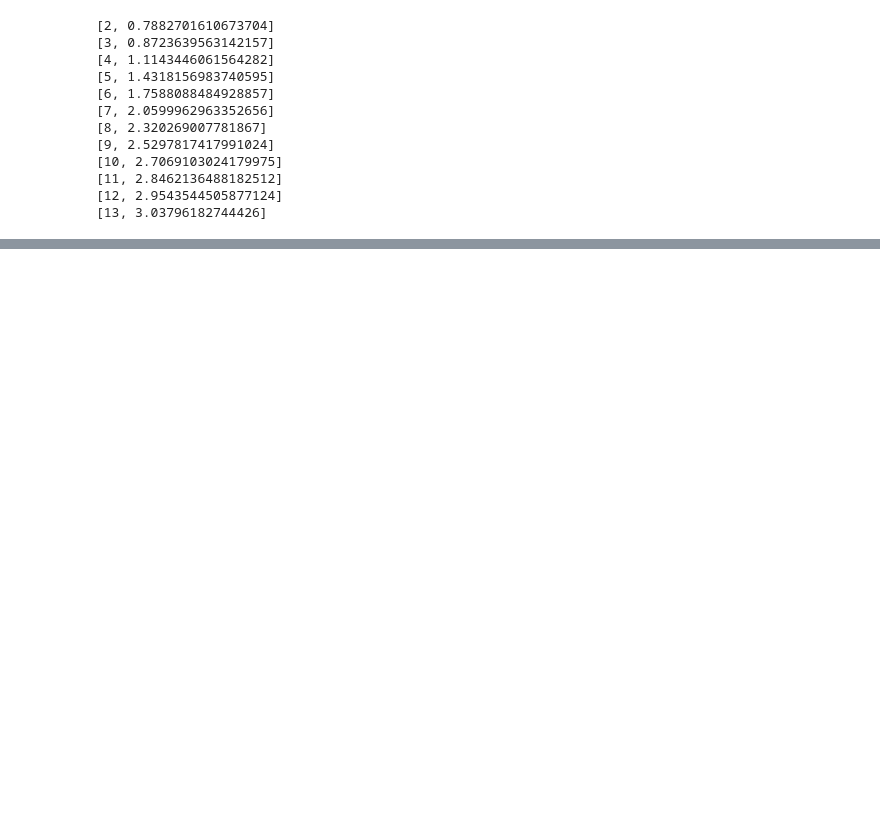
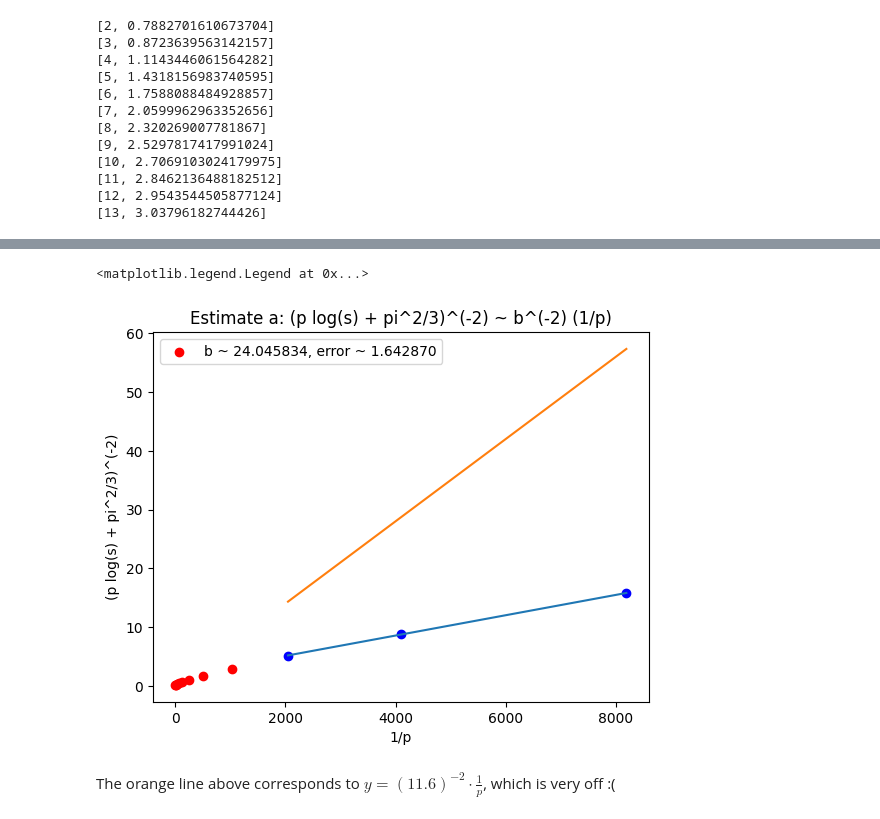
Before and after one commit to augustoteixeira/bootstrap, a Jupyter notebook: taichi/create_report.ipynb, the cells around one changed output, grey strips where cells are left out. Saved outputs shown, nothing was run; the diff lists cells and outputs as text; code cells hidden in the pictures; blank space fills up the shorter version.

```diff
--- a/taichi/create_report.ipynb
+++ b/taichi/create_report.ipynb
@@ -152,0 +170,28 @@ plt.legend(["a ~ {:.6f}, error ~ {:.6f}".format(-coef, inter)])
+# %%
+truncateD = len(m_array) - 3
+
+p_inverse = np.divide(1, p)
+log_p_inverse = np.log(p_inverse)
+p_log_s = np.multiply(p, log_s)
+p_log_s_plus_a = p_log_s + (math.pi**2)/3
+p_log_s_plus_a_minus_two = p_log_s_plus_a ** (-2)
+reg = LinearRegression().fit(p_inverse[truncateC:].reshape(-1,1), p_log_s_plus_a_minus_two[truncateC:])
+coef = reg.coef_[0]
+inter = reg.intercept_
+
+#plt.subplot(2, 3, 1)
+plt.title("Estimate a: (p log(s) + pi^2/3)^(-2) ~ b^(-2) (1/p)")
+plt.xlabel("1/p")
+plt.ylabel("(p log(s) + pi^2/3)^(-2)")
+plt.scatter(p_inverse[0:truncateC], p_log_s_plus_a_minus_two[0:truncateC], color="red")
+plt.scatter(p_inverse[truncateC:], p_log_s_plus_a_minus_two[truncateC:], color="blue")
+plt.plot([p_inverse[truncateC], p_inverse[-1]], [inter + coef * p_inverse[truncateC],
+                                                     inter + coef * p_inverse[-1]])
+plt.plot([p_inverse[truncateC], p_inverse[-1]], [.007 * p_inverse[truncateC],
+                                                     .007 * p_inverse[-1]])
+plt.legend(["b ~ {:.6f}, error ~ {:.6f}".format(math.sqrt(1/coef), inter)])
+# %% [output]
+<matplotlib.legend.Legend at 0x...>
+[figure, added]
+# %% [markdown]
+The orange line above corresponds to $y = (11.6)^{-2} \cdot \frac{1}{p}$, which is very off :(
```
Also changed, not shown: parts of 9 cells of this notebook.
